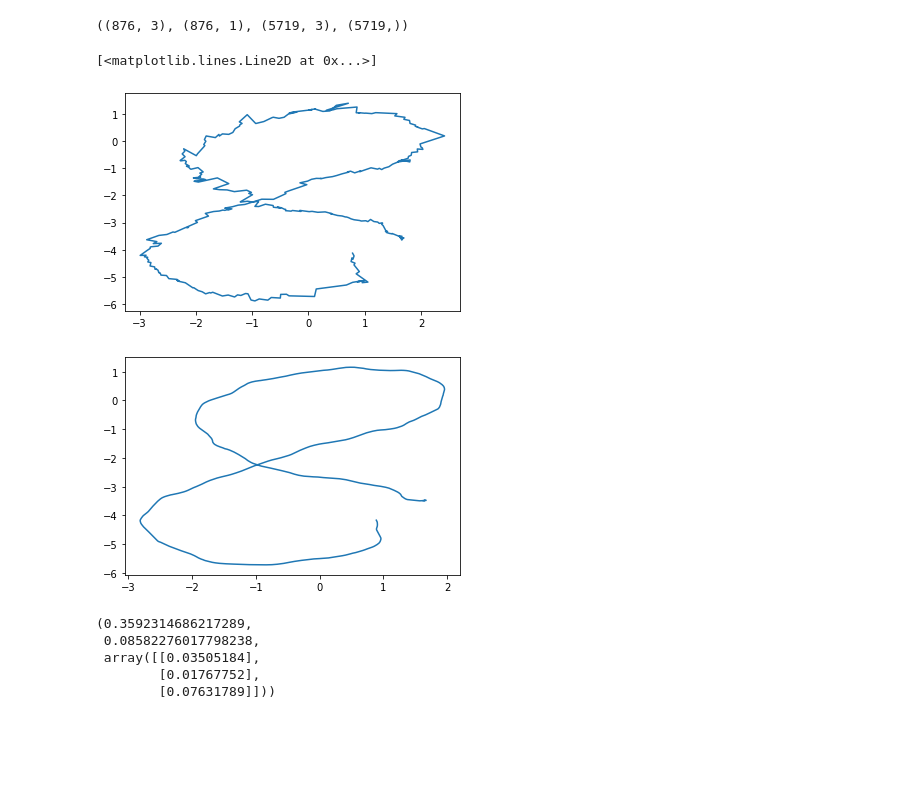
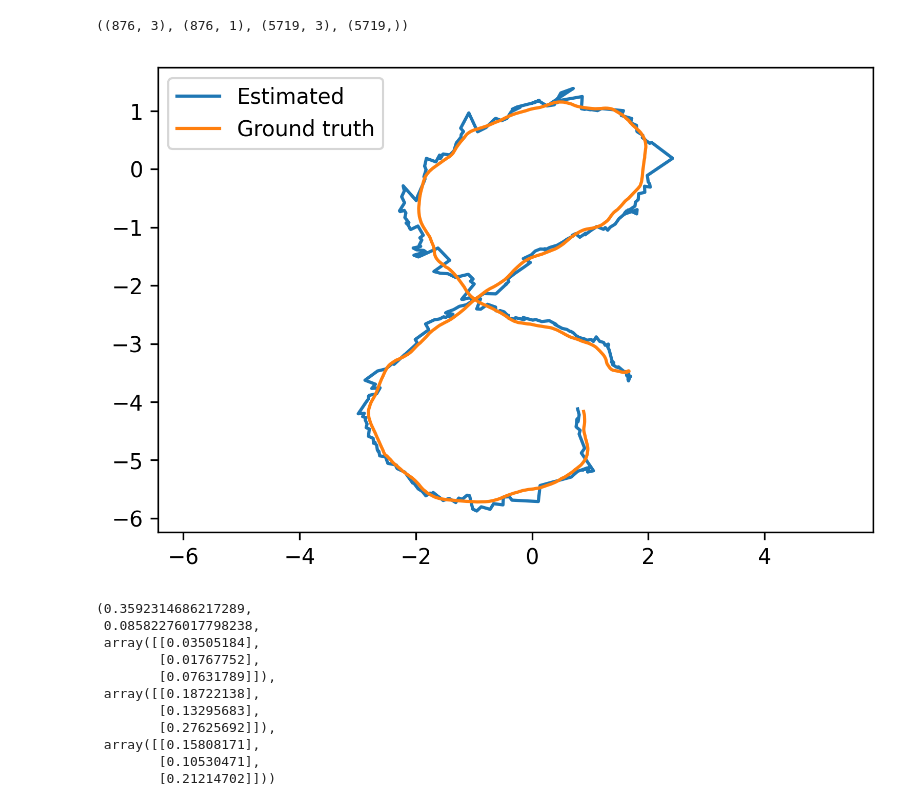
Before and after one commit to simutisernestas/rfloc, a Jupyter notebook: kfeval.ipynb, the cells around one changed output. Cells and saved outputs as stored; diff of their text form; code cells hidden in the pictures; blank space fills up the shorter version.

Commit message:
update report

```diff
--- a/kfeval.ipynb
+++ b/kfeval.ipynb
@@ -59,13 +74,14 @@ fy_gt = interp1d(gt_time.flatten(), gt_path[:,1].flatten(), kind='linear')
 fz_gt = interp1d(gt_time.flatten(), gt_path[:,2].flatten(), kind='linear')
 # %%
 interp_time = np.linspace(path_time[0], path_time[-1], 1000)
+plt.figure(1, dpi=300)
 plt.plot(fx_path(interp_time),fy_path(interp_time))
-plt.figure(2)
 plt.plot(fx_gt(interp_time),fy_gt(interp_time))
+plt.legend(["Estimated","Ground truth"])
+plt.axis('equal')
+plt.savefig("report/figures/interpolated.png")
 # %% [output]
-[<matplotlib.lines.Line2D at 0x...>]
-[figure, old version]
+[figure, new version]
-[figure, removed]
 # %%
 int_path = np.array([
     fx_path(interp_time), fy_path(interp_time), fz_path(interp_time)
@@ -76,11 +92,18 @@ int_gt = np.array([
 
 rmse = np.sqrt(((int_path - int_gt)**2).mean(axis=1))
 mse = ((int_path - int_gt)**2).mean(axis=1)
+ame = abs((int_path - int_gt)).mean(axis=1)
 
-np.linalg.norm(rmse,2), np.linalg.norm(mse), mse
+np.linalg.norm(rmse,2), np.linalg.norm(mse), mse, rmse, ame
 # %% [output]
 (0.3592314686217289,
  0.08582276017798238,
  array([[0.03505184],
         [0.01767752],
-        [0.07631789]]))
+        [0.07631789]]),
+ array([[0.18722138],
+        [0.13295683],
+        [0.27625692]]),
+ array([[0.15808171],
+        [0.10530471],
+        [0.21214702]]))
```
Also changed, not shown: parts of 2 cells of this notebook, 19 other files.
